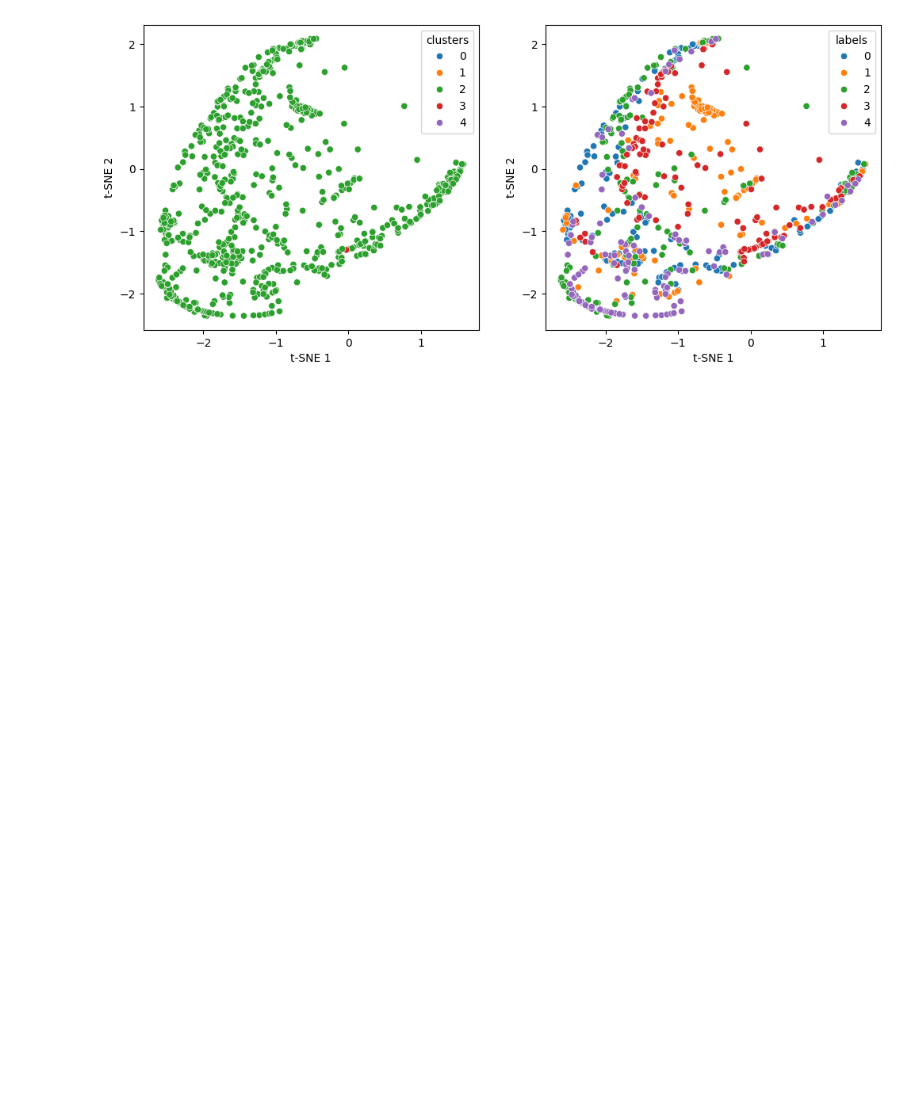
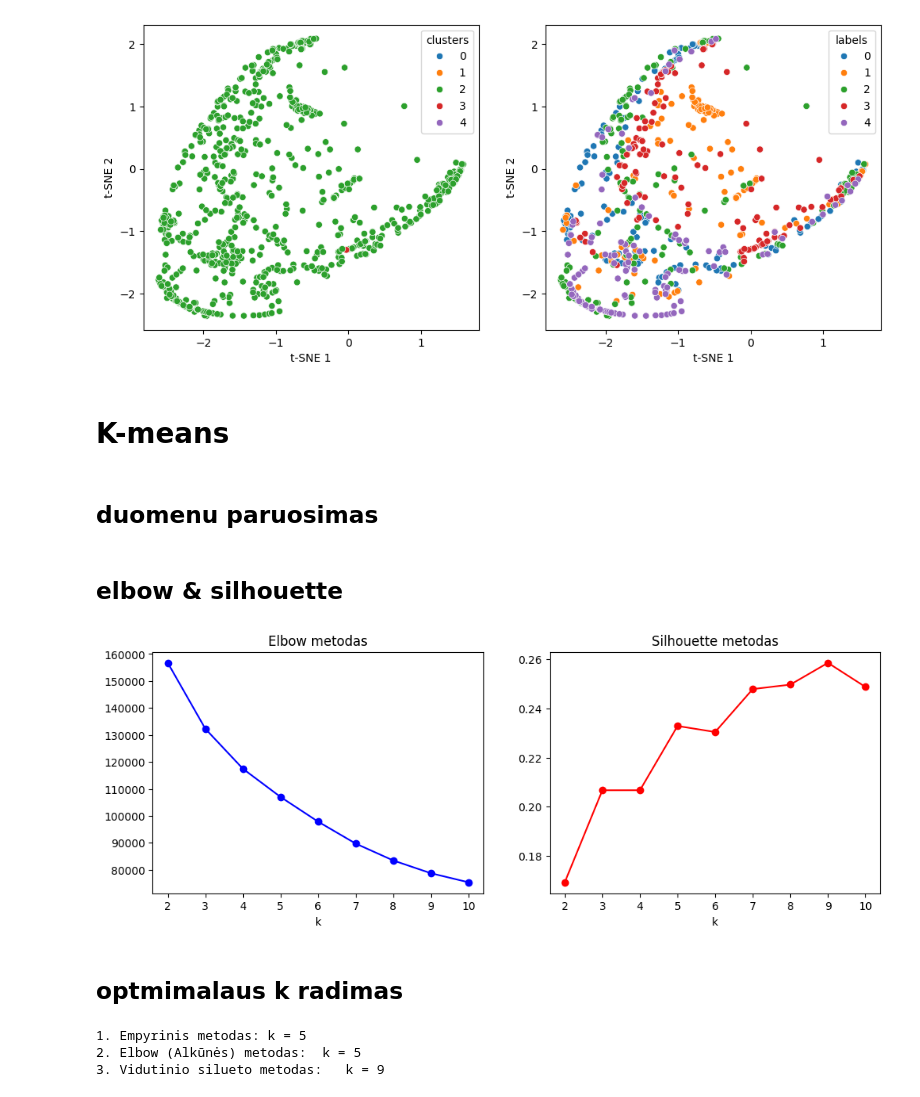
Before and after one commit to lukasjanusauskas/ais-duomenu-vizualizavimas, a Jupyter notebook: 4lab.ipynb, the cells around one changed output. Drawn from its saved outputs; the diff is of its cells as text; code cells hidden in the pictures; blank space fills up the shorter version.

Commit message:
kmeans

```diff
--- a/4lab.ipynb
+++ b/4lab.ipynb
@@ -417,3 +417,5 @@ sns.scatterplot(
 # %% [output]
 <Axes: xlabel='t-SNE 1', ylabel='t-SNE 2'>
 [figure]
+# %% [markdown]
+# K-means
@@ -419,0 +433,60 @@ sns.scatterplot(
+# %% [markdown]
+## duomenu paruosimas
+# %%
+# --- 1 & 2. DUOMENŲ PARUOŠIMAS ---
+original_data = np.load('original_data.npy')
+labels_true_str = np.load('ship-types.npy')
+le = LabelEncoder()
+labels_true = le.fit_transform(labels_true_str)
+
+data_2d = original_data.reshape(original_data.shape[0], -1) if original_data.ndim > 2 else original_data
+scaler = StandardScaler()
+data_scaled = scaler.fit_transform(data_2d)
+# %% [markdown]
+## elbow & silhouette
+# %%
+
+ks = list(range(2, 11))
+inertias = []
+silhouettes = []
+
+for k in ks:
+    km = KMeans(n_clusters=k, random_state=42, n_init=10).fit(data_scaled)
+    inertias.append(km.inertia_)
+    silhouettes.append(silhouette_score(data_scaled, km.labels_))
+
+# Grafikų braižymas vizualiam vertinimui
+plt.figure(figsize=(12, 4))
+plt.subplot(1, 2, 1); plt.plot(ks, inertias, 'bo-'); plt.title('Elbow metodas'); plt.xlabel('k')
+plt.subplot(1, 2, 2); plt.plot(ks, silhouettes, 'ro-'); plt.title('Silhouette metodas'); plt.xlabel('k')
+plt.show()
+# %% [output]
+[figure, added]
+# %% [markdown]
+## optmimalaus k radimas
+# %%
+# 1. Empyrinis
+emp_k = len(np.unique(labels_true_str))
+print(f"1. Empyrinis metodas: k = {emp_k}")
+
+# 2. Elbow
+x1, y1 = ks[0], inertias[0]
+x2, y2 = ks[-1], inertias[-1]
+distances = []
+for i in range(len(ks)):
+    x0, y0 = ks[i], inertias[i]
+    numerator = abs((x2 - x1) * (y1 - y0) - (x1 - x0) * (y2 - y1))
+    denominator = np.sqrt((x2 - x1)**2 + (y2 - y1)**2)
+    distances.append(numerator / denominator)
+elbow_k = ks[np.argmax(distances)]
+print(f"2. Elbow (Alkūnės) metodas:  k = {elbow_k}")
+
+# 3. Silhouette
+sil_k = ks[np.argmax(silhouettes)]
+print(f"3. Vidutinio silueto metodas:   k = {sil_k}")
+
+optimal_k = 5 #(5/9)
+# %% [output]
+1. Empyrinis metodas: k = 5
+2. Elbow (Alkūnės) metodas:  k = 5
+3. Vidutinio silueto metodas:   k = 9
```
Also changed, not shown: parts of 7 cells of this notebook, 1 other file.
